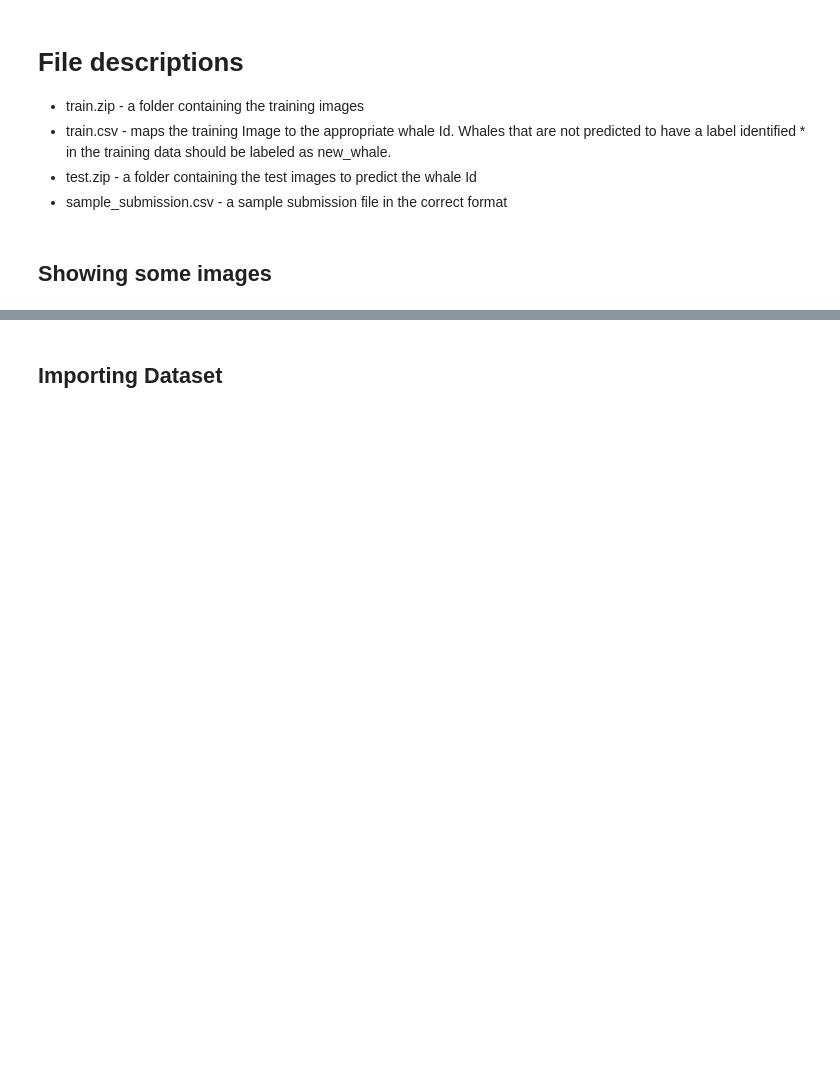
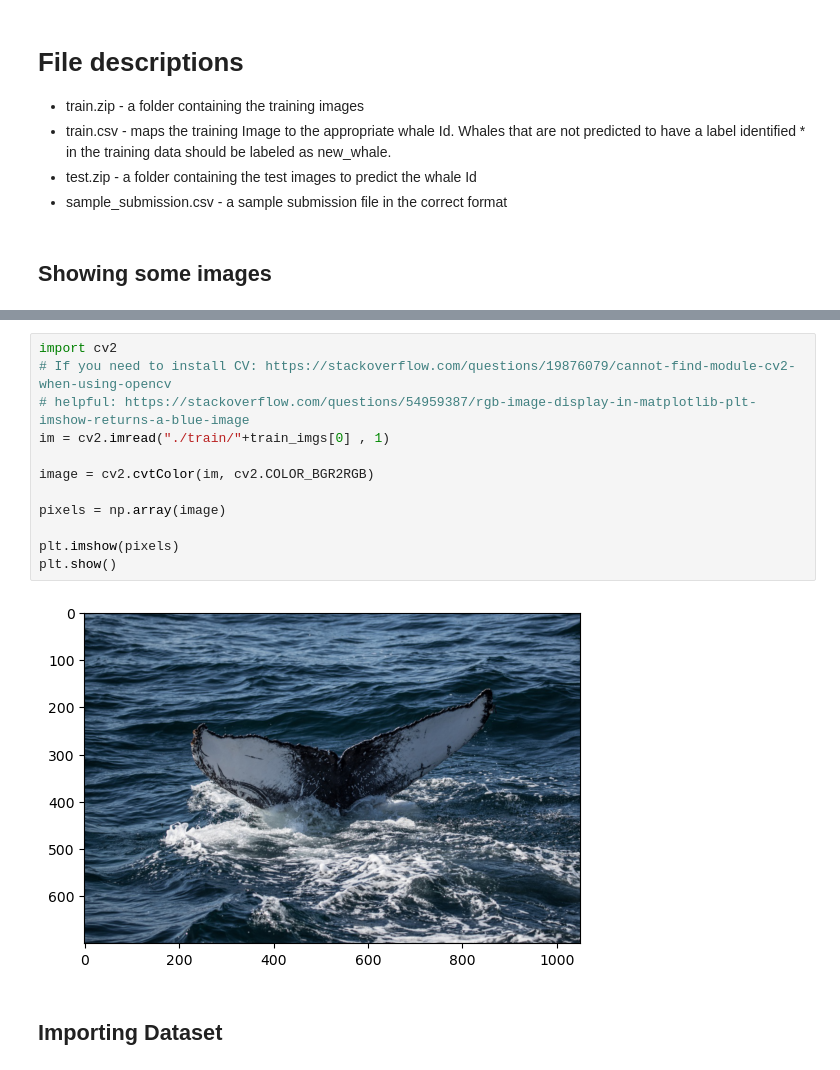
Before and after one commit to AngelV129/Whales-kaggle-data, a Jupyter notebook: Whales_project.ipynb, the cells around one changed output, grey strips where cells are left out. Saved outputs shown, nothing was run; the diff lists cells and outputs as text; blank space fills up the shorter version.

```diff
--- a/Whales_project.ipynb
+++ b/Whales_project.ipynb
@@ -52,3 +52,17 @@ for idx, img in enumerate(np.random.choice(train_imgs, 12)):
+# %%
+import cv2
+# If you need to install CV: https://stackoverflow.com/questions/19876079/cannot-find-module-cv2-when-using-opencv
+# helpful: https://stackoverflow.com/questions/54959387/rgb-image-display-in-matplotlib-plt-imshow-returns-a-blue-image
+im = cv2.imread("./train/"+train_imgs[0] , 1)
+
+image = cv2.cvtColor(im, cv2.COLOR_BGR2RGB)
+
+pixels = np.array(image)
+
+plt.imshow(pixels)
+plt.show()
+# %% [output]
+[figure, added]
 # %% [markdown]
 ## Importing Dataset
 # %%
```
Also changed, not shown: parts of 4 cells of this notebook.
